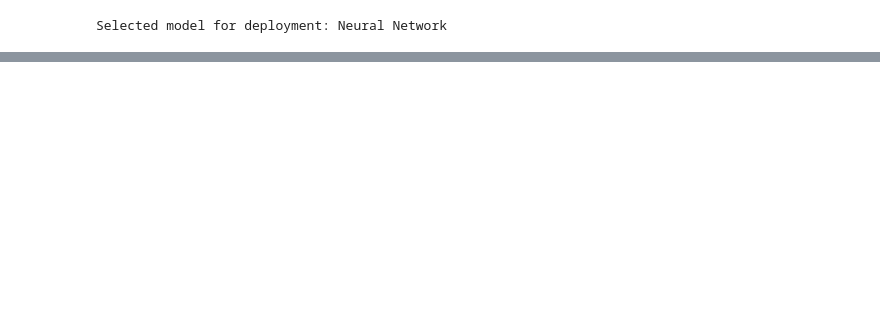
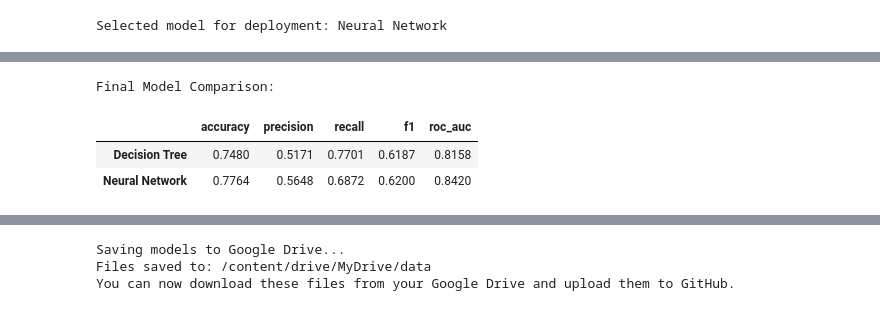
Before and after one commit to sanuli2008/Comparing-Tesla-and-GameStop-Stock-Prices-vs-Revenue-Analysis, a Jupyter notebook: 2425615.ipynb, the cells around one changed output, grey strips where cells are left out. Drawn from its saved outputs; the diff is of its cells as text; code cells hidden in the pictures; blank space fills up the shorter version.

Commit message:
feat : made improvements on neural network model

```diff
--- a/2425615.ipynb
+++ b/2425615.ipynb
@@ -879,0 +884,24 @@ Models saved for viva demo.
+# %%
+# Save models for viva
+results_df = pd.DataFrame([tuned_dt_metrics, tuned_nn_metrics], index=["Decision Tree", "Neural Network"])
+print("\nFinal Model Comparison:")
+display(results_df.round(4))
+
+# Saving Models to Drive (Because we did os.chdir(PROJECT_DIR))
+print("\nSaving models to Google Drive...")
+
+# Save Preprocessors
+joblib.dump(nn_preprocessor, "nn_preprocessor.joblib")
+joblib.dump(dt_preprocessor, "dt_preprocessor.joblib")
+
+# Save Models
+joblib.dump(best_dt, "decision_tree_model.joblib")
+best_model.save("neural_network_model.h5")
+
+print(f"Files saved to: {os.getcwd()}")
+print("You can now download these files from your Google Drive and upload them to GitHub.")
+# %% [output]
+Final Model Comparison:
+|  | accuracy | precision | recall | f1 | roc_auc |
+| Decision Tree | 0.7480 | 0.5171 | 0.7701 | 0.6187 | 0.8158 |
+| Neural Network | 0.7764 | 0.5648 | 0.6872 | 0.6200 | 0.8420 |
@@ -879,0 +909,3 @@ Models saved for viva demo.
+Saving models to Google Drive...
+Files saved to: /content/drive/MyDrive/data
+You can now download these files from your Google Drive and upload them to GitHub.
```
Also changed, not shown: parts of 25 cells of this notebook.
